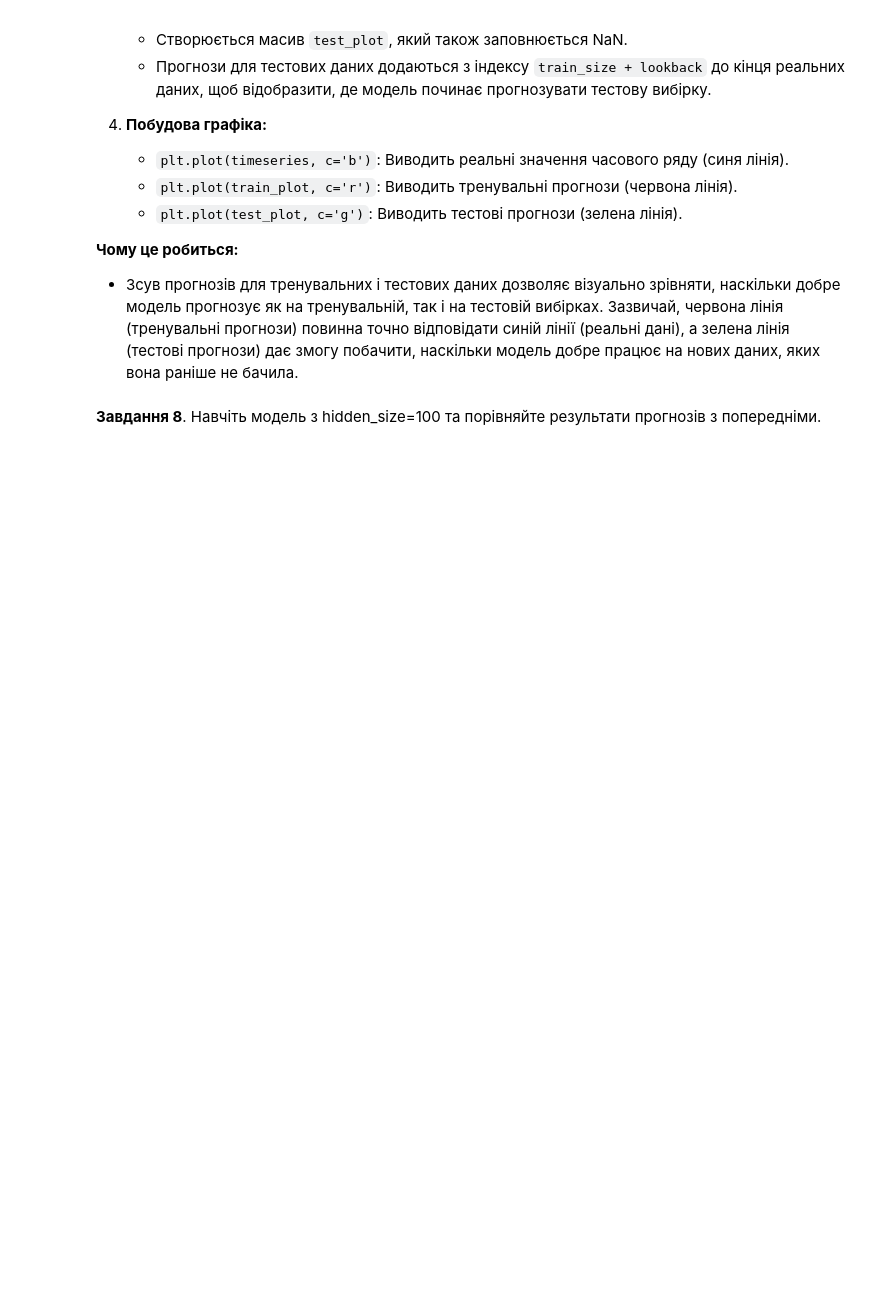
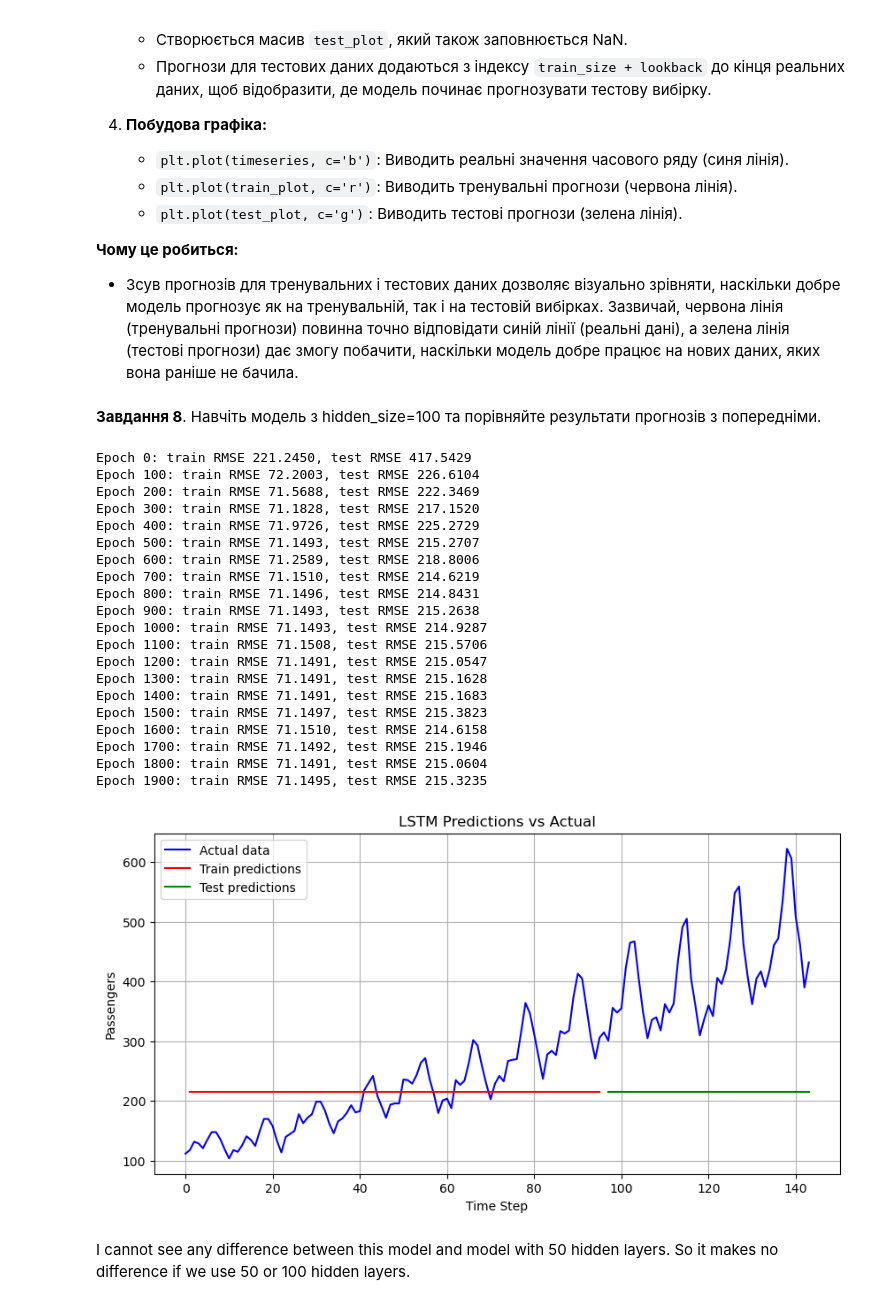
Before and after one commit to Reserford1991/data-loves-academy-machine-learning-for-people, a Jupyter notebook: Module-4-NLP-and-deep-larning/4_3_HW_LSTM_для_прогнозування_часових_рядів.ipynb, the cells around one changed output. Drawn from its saved outputs; the diff is of its cells as text; code cells hidden in the pictures; blank space fills up the shorter version.

```diff
--- a/Module-4-NLP-and-deep-larning/4_3_HW_LSTM_для_прогнозування_часових_рядів.ipynb
+++ b/Module-4-NLP-and-deep-larning/4_3_HW_LSTM_для_прогнозування_часових_рядів.ipynb
@@ -210,3 +395,65 @@ plot_predicts()
 - Зсув прогнозів для тренувальних і тестових даних дозволяє візуально зрівняти, наскільки добре модель прогнозує як на тренувальній, так і на тестовій вибірках. Зазвичай, червона лінія (тренувальні прогнози) повинна точно відповідати синій лінії (реальні дані), а зелена лінія (тестові прогнози) дає змогу побачити, наскільки модель добре працює на нових даних, яких вона раніше не бачила.
 # %% [markdown]
 **Завдання 8**. Навчіть модель з hidden_size=100 та порівняйте результати прогнозів з попередніми.
+# %%
+model = AirModel(hidden_size=100, num_layers=1)
+
+optimizer = optim.Adam(model.parameters(), lr=0.01)
+loss_fn = nn.MSELoss()
+
+losses=[]
+
+# training loop
+num_epochs = 2000
+
+for epoch in range(num_epochs):
+	model.train()
+	total_loss = 0
+
+	for xb, yb in train_dl:
+		optimizer.zero_grad()			# Clear gradients
+		output = model(xb)				# Forward pass
+		loss = loss_fn(output, yb)		# Compute MSE loss
+		loss.backward()					# Backward pass (compute gradients)
+		optimizer.step()				# Update weights
+		total_loss += loss.item()		# Accumulate loss
+
+	avg_loss = total_loss / len(train_dl)
+	losses.append(avg_loss)
+
+	if epoch % 100 == 0:
+		model.eval()
+
+		with torch.no_grad():
+			train_pred = model(X_train.unsqueeze(1))
+			test_pred = model(X_test.unsqueeze(1))
+			train_rmse = sqrt(loss_fn(train_pred, y_train).item())
+			test_rmse = sqrt(loss_fn(test_pred, y_test).item())
+		print(f"Epoch {epoch}: train RMSE {train_rmse:.4f}, test RMSE {test_rmse:.4f}")
+
+plot_predicts(model)
+# %% [output]
+Epoch 0: train RMSE 221.2450, test RMSE 417.5429
+Epoch 100: train RMSE 72.2003, test RMSE 226.6104
+Epoch 200: train RMSE 71.5688, test RMSE 222.3469
+Epoch 300: train RMSE 71.1828, test RMSE 217.1520
+Epoch 400: train RMSE 71.9726, test RMSE 225.2729
+Epoch 500: train RMSE 71.1493, test RMSE 215.2707
+Epoch 600: train RMSE 71.2589, test RMSE 218.8006
+Epoch 700: train RMSE 71.1510, test RMSE 214.6219
+Epoch 800: train RMSE 71.1496, test RMSE 214.8431
+Epoch 900: train RMSE 71.1493, test RMSE 215.2638
+Epoch 1000: train RMSE 71.1493, test RMSE 214.9287
+Epoch 1100: train RMSE 71.1508, test RMSE 215.5706
+Epoch 1200: train RMSE 71.1491, test RMSE 215.0547
+Epoch 1300: train RMSE 71.1491, test RMSE 215.1628
+Epoch 1400: train RMSE 71.1491, test RMSE 215.1683
+Epoch 1500: train RMSE 71.1497, test RMSE 215.3823
+Epoch 1600: train RMSE 71.1510, test RMSE 214.6158
+Epoch 1700: train RMSE 71.1492, test RMSE 215.1946
+Epoch 1800: train RMSE 71.1491, test RMSE 215.0604
+Epoch 1900: train RMSE 71.1495, test RMSE 215.3235
+[figure, added]
+# %% [markdown]
+I cannot see any difference between this model and model with 50 hidden layers.
+So it makes no difference if we use 50 or 100 hidden layers.
```
Also changed, not shown: parts of 9 cells of this notebook, 9 other files.
